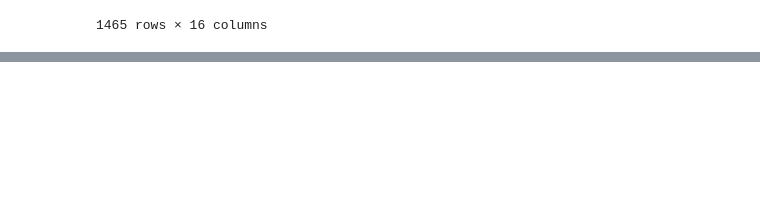
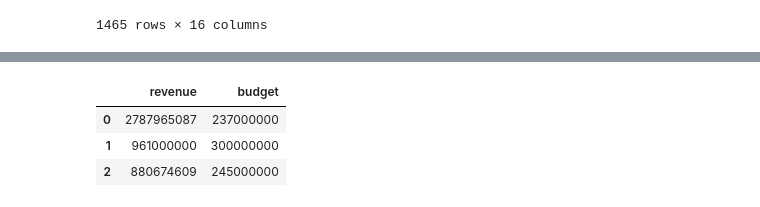
Before and after one commit to shivraj7/scalar, a Jupyter notebook: Pandas3.ipynb, the cells around one changed output, grey strips where cells are left out. Saved outputs shown, nothing was run; the diff lists cells and outputs as text; code cells hidden in the pictures; blank space fills up the shorter version.

```diff
--- a/Pandas3.ipynb
+++ b/Pandas3.ipynb
@@ -369,0 +460,7 @@ data.head()
+# %%
+data[['revenue', 'budget']].head(3)
+# %% [output]
+|  | revenue | budget |
+| 0 | 2787965087 | 237000000 |
+| 1 | 961000000 | 300000000 |
+| 2 | 880674609 | 245000000 |
```
Also changed, not shown: parts of 22 cells of this notebook.
